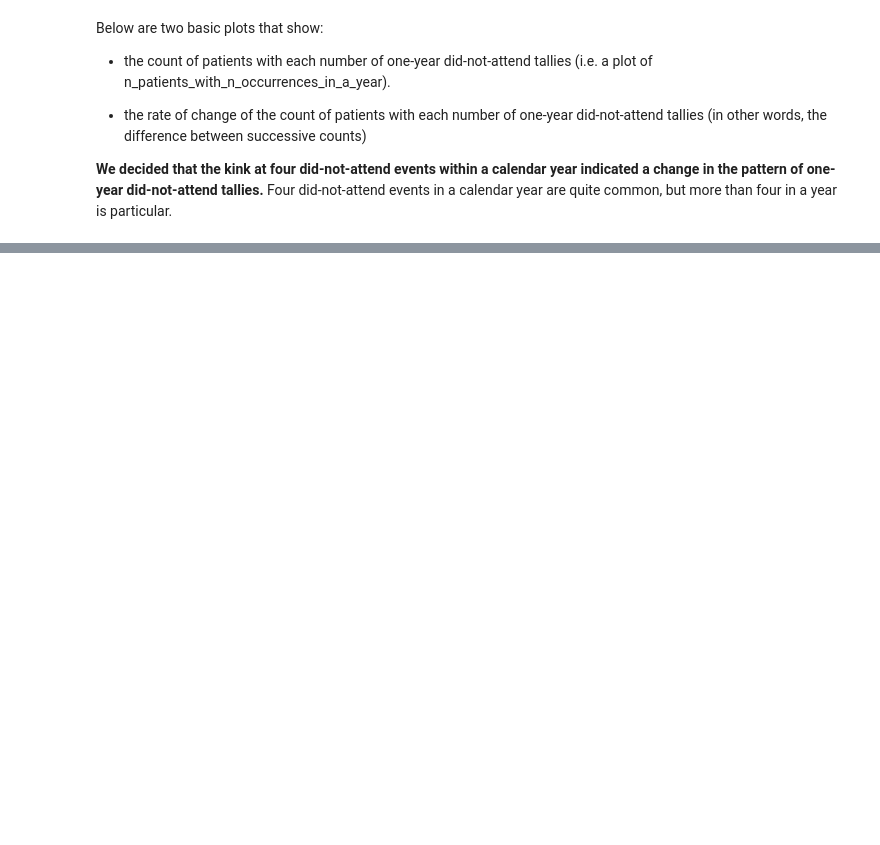
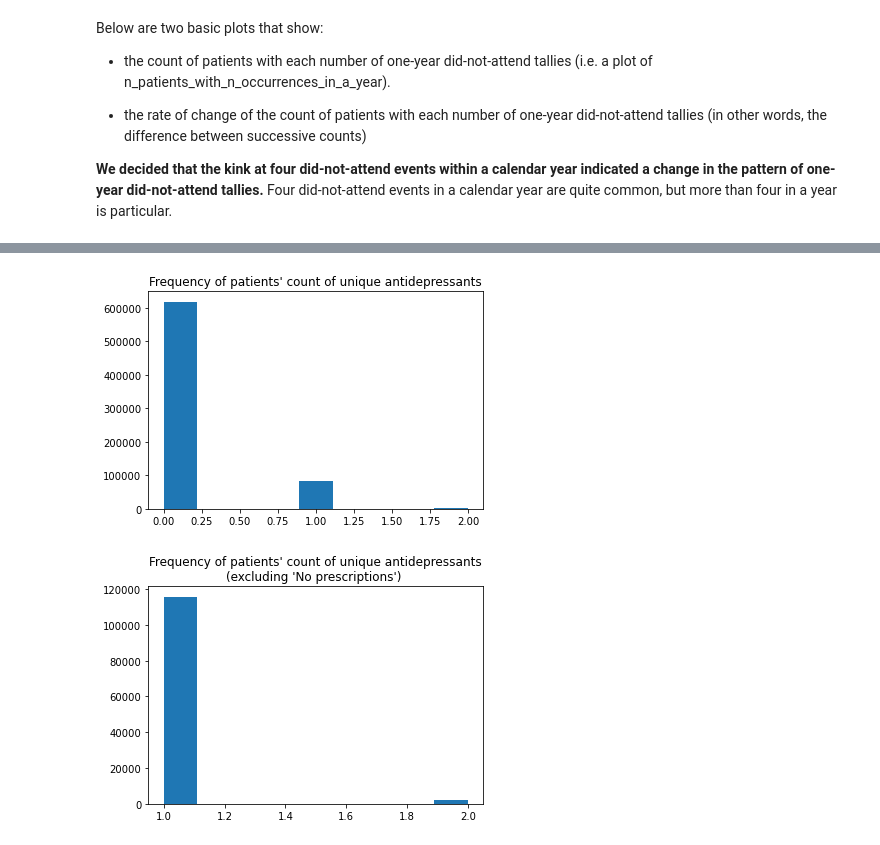
Before and after one commit to ConnectedBradford/c-mcinerney-workspace, a Jupyter notebook: UNSEEN_create_clinician_feature_sets.ipynb, the cells around one changed output, grey strips where cells are left out. Drawn from its saved outputs; the diff is of its cells as text; code cells hidden in the pictures; blank space fills up the shorter version.

```diff
--- a/UNSEEN_create_clinician_feature_sets.ipynb
+++ b/UNSEEN_create_clinician_feature_sets.ipynb
@@ -853,11 +895,9 @@ fs_clinician['AdulthoodConcerns'] = \
 # %%
 # AccessToHealthcare
-# ## This requires us to define a variable for recurrentEDattendance, which
-# ## will be informed by applying a rule for 'recurrent' to A&E attendance
-# ## data.
 fs_clinician['AccessToHealthcare'] = \
     fs_clinician[['manyDNA',
-                  'violentBehaviour']].any(True)
+                  'violentBehaviour',
+                  'recurrentEDattednances']].any(True)
 # %% [markdown]
 #### Treatments for mental health
 # %% [markdown]
@@ -954,7 +1040,7 @@ sql_CTEs_body = \
     FROM
         tbl_antidepressants
     LEFT JOIN
-        yhcr-prd-phm-bia-core.CY_MYSPACE_CMC.tbl_SRPrimaryCareMedication AS Tblb
+        yhcr-prd-phm-bia-core.CB_MYSPACE_CMC.tbl_SRPrimaryCareMedication AS Tblb
     ON
         Tblb.src_nameofmedication LIKE CONCAT('%',tbl_antidepressants.Medication,'%')
     ORDER BY
@@ -987,12 +1073,12 @@ sql_select = \
         person_id
 """
 
-fs_antidepressants = client.query(sql_CTEs_top + sql_CTEs_body + sql_select).to_dataframe()
+fs_newAntidepressants = client.query(sql_CTEs_top + sql_CTEs_body + sql_select).to_dataframe()
 
-# Join annualCountOfUnqueAntidepressants
+# Join newAntidepressentThreeMonths
 fs_clinician = \
     pandas.merge(fs_clinician,
-                 fs_antidepressants[['person_id',
+                 fs_newAntidepressants[['person_id',
                                      'newAntidepressentThreeMonths']],
                  on = 'person_id',
                  how='left')
@@ -1004,9 +1090,8 @@ fs_clinician['MentalHealthTreatments'] = \
     fs_clinician[['CAMHSrefsAndDisch',
                   'IAPTrevolvingDoor',
                   'substanceMisuseAdult',
-                  'Meds_PsychosisAndRelated',
-                  'Meds_hypnoticsAndAnxiolytics',
-                  'annualCountOfUniqueAntidepressants',
+                  'relevantPrescriptions',
+                  'categoryAnnualCountUniqueAntidepressants',
                   'newAntidepressentThreeMonths'
                   ]].any(True)
 # %% [markdown]
@@ -1023,0 +1107,3 @@ fs_clinician.to_csv("temporary datasets/" + "clinician feature sets interim" + "
+# %%
+# Convert all NANs to zero, and convert to integers.
+fs_clinician = fs_clinician.fillna(0).astype(int)
@@ -1138,0 +1369,17 @@ array(['person_id', 'UPSI', 'UPSICYP', 'teenagePregnancy',
+# %%
+matplotlib.pyplot.hist(
+    fs_clinician['categoryAnnualCountUniqueAntidepressants']
+    ,bins = 9
+)
+matplotlib.pyplot.title('Frequency of patients\' count of unique antidepressants')
+matplotlib.pyplot.show()
+
+matplotlib.pyplot.hist(
+    fs_uniqueAntidepressants['categoryAnnualCountUniqueAntidepressants']
+    ,bins = 9
+)
+matplotlib.pyplot.title('Frequency of patients\' count of unique antidepressants\n(excluding \'No prescriptions\') ')
+matplotlib.pyplot.show()
+# %% [output]
+[figure, added]
+[figure, added]
```
Also changed, not shown: parts of 22 cells of this notebook.
